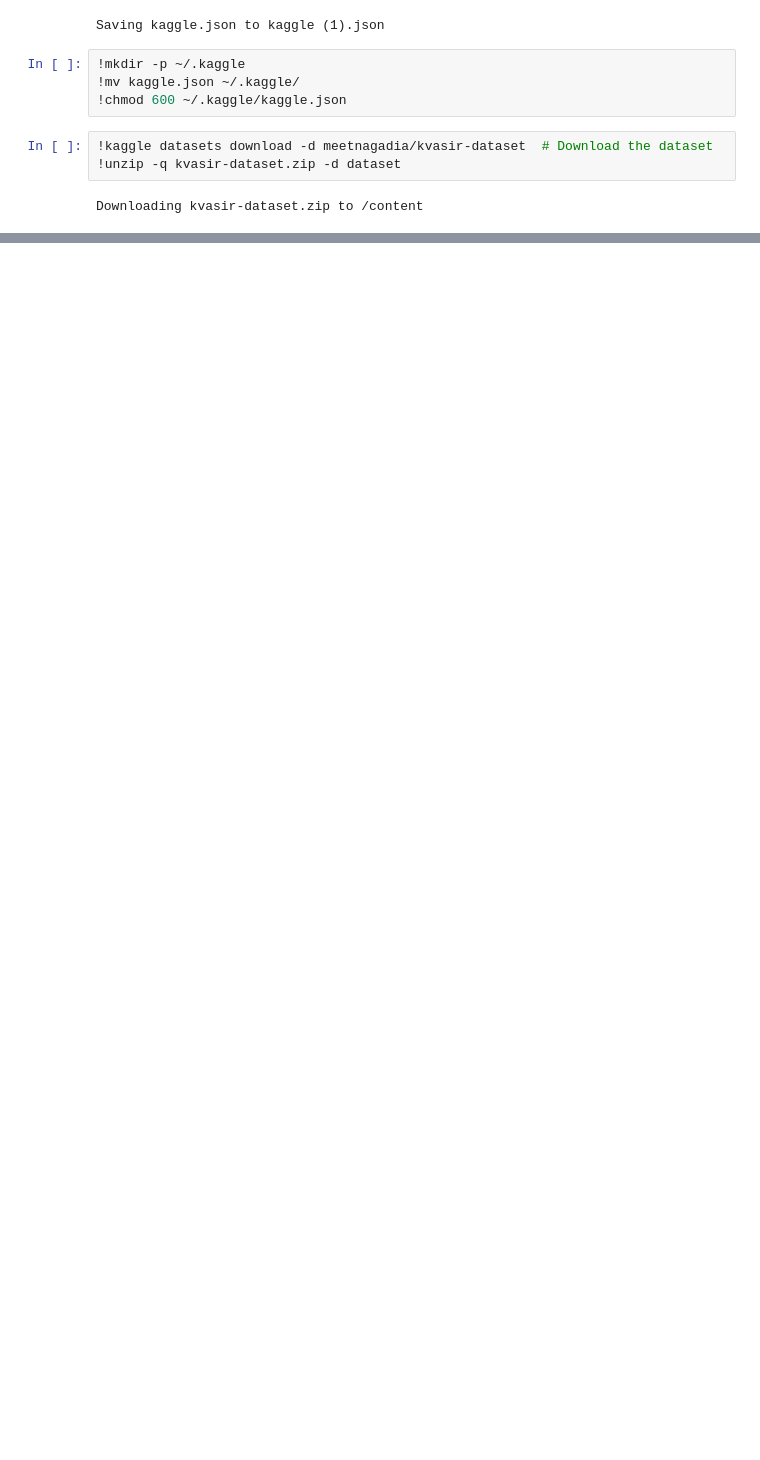
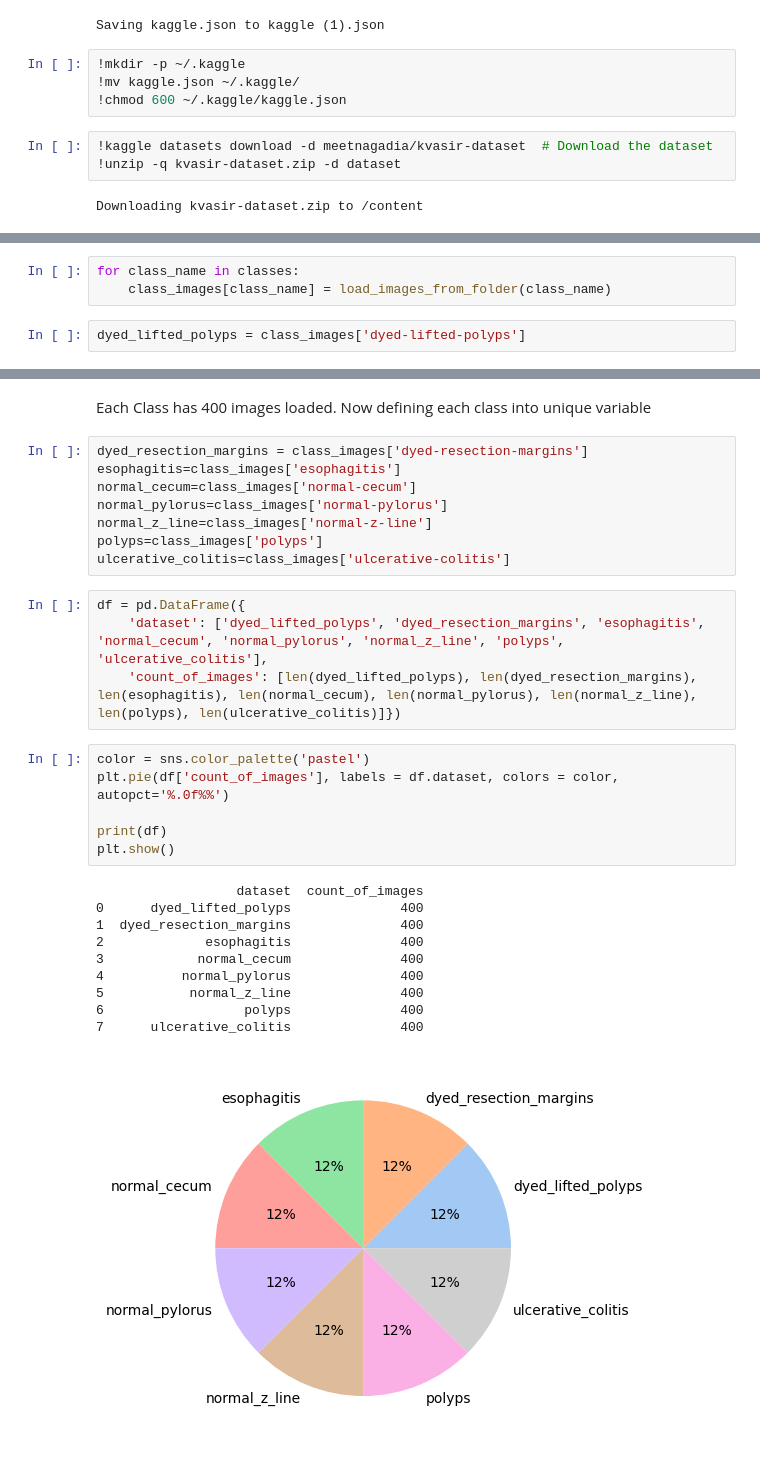
Before and after one commit to Sumukh-Bharadvaja/Gastro-Intestinal-Disease-Prediction-Using-Deep-Learning, a Jupyter notebook: Project_AIT_736.ipynb, the cells around one changed output, grey strips where cells are left out. Saved outputs shown, nothing was run; the diff lists cells and outputs as text; blank space fills up the shorter version.

```diff
--- a/Project_AIT_736.ipynb
+++ b/Project_AIT_736.ipynb
@@ -20,0 +57,5 @@ Downloading kvasir-dataset.zip to /content
+# %%
+for class_name in classes:
+    class_images[class_name] = load_images_from_folder(class_name)
+# %%
+dyed_lifted_polyps = class_images['dyed-lifted-polyps']
@@ -20,0 +66,31 @@ Downloading kvasir-dataset.zip to /content
+# %% [markdown]
+Each Class has 400 images loaded. Now defining each class into unique variable
+# %%
+dyed_resection_margins = class_images['dyed-resection-margins']
+esophagitis=class_images['esophagitis']
+normal_cecum=class_images['normal-cecum']
+normal_pylorus=class_images['normal-pylorus']
+normal_z_line=class_images['normal-z-line']
+polyps=class_images['polyps']
+ulcerative_colitis=class_images['ulcerative-colitis']
+# %%
+df = pd.DataFrame({
+    'dataset': ['dyed_lifted_polyps', 'dyed_resection_margins', 'esophagitis', 'normal_cecum', 'normal_pylorus', 'normal_z_line', 'polyps', 'ulcerative_colitis'],
+    'count_of_images': [len(dyed_lifted_polyps), len(dyed_resection_margins), len(esophagitis), len(normal_cecum), len(normal_pylorus), len(normal_z_line), len(polyps), len(ulcerative_colitis)]})
+# %%
+color = sns.color_palette('pastel')
+plt.pie(df['count_of_images'], labels = df.dataset, colors = color, autopct='%.0f%%')
+
+print(df)
+plt.show()
+# %% [output]
+                  dataset  count_of_images
+0      dyed_lifted_polyps              400
+1  dyed_resection_margins              400
+2             esophagitis              400
+3            normal_cecum              400
+4          normal_pylorus              400
+5           normal_z_line              400
+6                  polyps              400
+7      ulcerative_colitis              400
+[figure, added]
```
Also changed, not shown: parts of 7 cells of this notebook.
